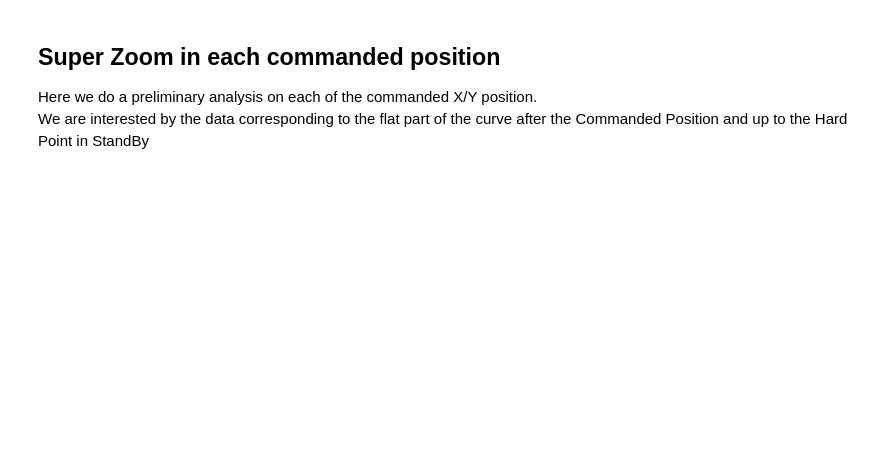
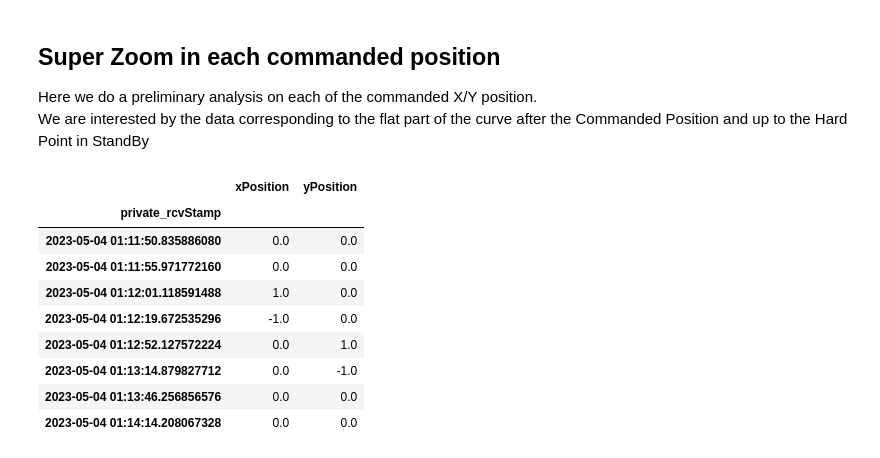
Before and after one commit to lsst-sitcom/notebooks_vandv, a Jupyter notebook: notebooks/tel_and_site/subsys_req_ver/m1m3/LVV-T235-SITCOM-810.ipynb, the cells around one changed output. Saved outputs shown, nothing was run; the diff lists cells and outputs as text; code cells hidden in the pictures; blank space fills up the shorter version.

```diff
--- a/notebooks/tel_and_site/subsys_req_ver/m1m3/LVV-T235-SITCOM-810.ipynb
+++ b/notebooks/tel_and_site/subsys_req_ver/m1m3/LVV-T235-SITCOM-810.ipynb
@@ -293,6 +293,19 @@ sub_df_state_LOW = df_state[df_state["detailedStateName"] == "LOWERINGENGINEERIN
 index_LOW = sub_df_state_LOW.index
 
 sub_df_cmdPos = df_cmdPos[index_AE[0]:index_LOW[0]]
+# %%
+sub_df_cmdPos
+# %% [output]
+|  | xPosition | yPosition |
+| private_rcvStamp |  |  |
+| 2023-05-04 01:11:50.835886080 | 0.0 | 0.0 |
+| 2023-05-04 01:11:55.971772160 | 0.0 | 0.0 |
+| 2023-05-04 01:12:01.118591488 | 1.0 | 0.0 |
+| 2023-05-04 01:12:19.672535296 | -1.0 | 0.0 |
+| 2023-05-04 01:12:52.127572224 | 0.0 | 1.0 |
+| 2023-05-04 01:13:14.879827712 | 0.0 | -1.0 |
+| 2023-05-04 01:13:46.256856576 | 0.0 | 0.0 |
+| 2023-05-04 01:14:14.208067328 | 0.0 | 0.0 |
 # %%
 # Between successive ACTIVEENGINEERING and LOWERINGENGINEERING states we select timestamps where a command has been issued
 # on the selected axis ("xPosition" in this case)
```
Also changed, not shown: parts of 13 cells of this notebook.
